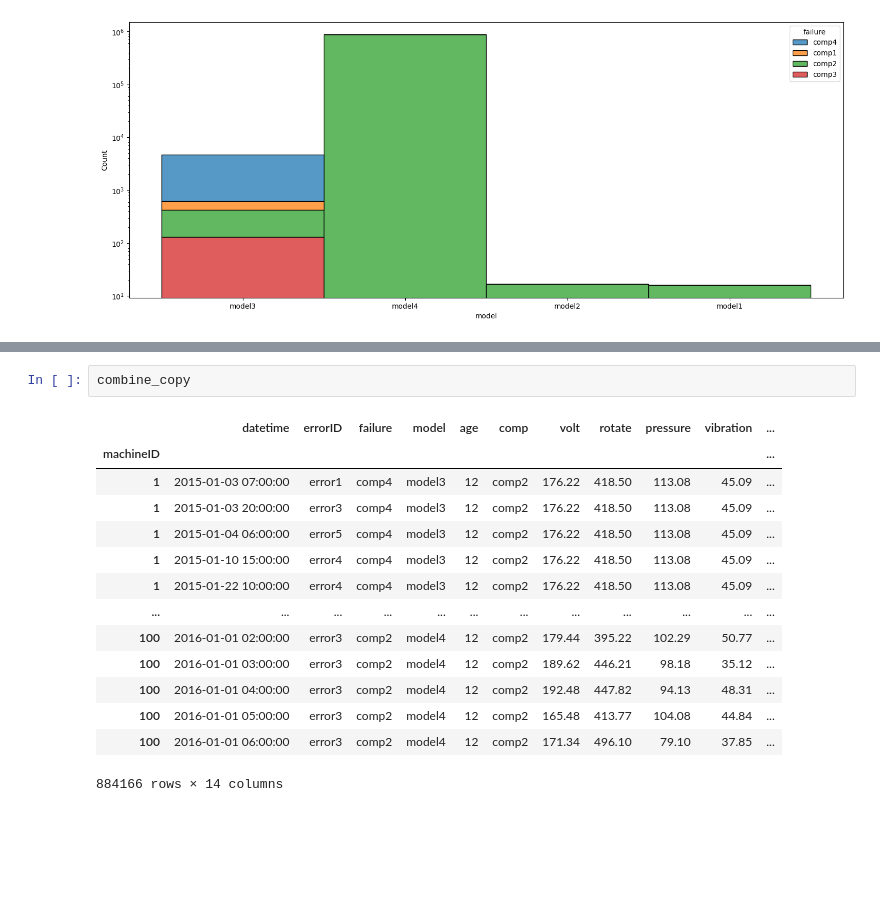
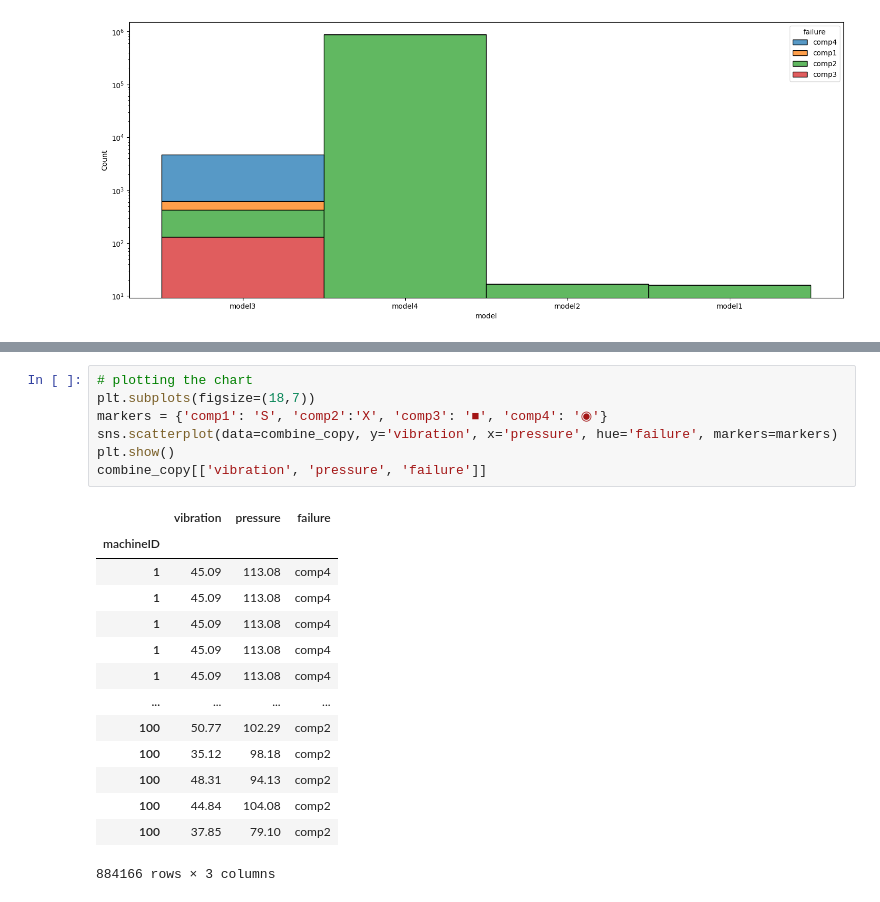
Before and after one commit to Brian342/RedBull_SensorSync, a Jupyter notebook: SensorSync.ipynb, the cells around one changed output, grey strips where cells are left out. Cells and saved outputs as stored; diff of their text form; blank space fills up the shorter version.

```diff
--- a/SensorSync.ipynb
+++ b/SensorSync.ipynb
@@ -468,17 +479,22 @@ plt.show()
 # %%
-combine_copy
+# plotting the chart
+plt.subplots(figsize=(18,7))
+markers = {'comp1': 'S', 'comp2':'X', 'comp3': '■', 'comp4': '◉'}
+sns.scatterplot(data=combine_copy, y='vibration', x='pressure', hue='failure', markers=markers)
+plt.show()
+combine_copy[['vibration', 'pressure', 'failure']]
 # %% [output]
-|  | datetime | errorID | failure | model | age | comp | volt | rotate | pressure | vibration | ... |
-| machineID |  |  |  |  |  |  |  |  |  |  | ... |
-| 1 | 2015-01-03 07:00:00 | error1 | comp4 | model3 | 12 | comp2 | 176.22 | 418.50 | 113.08 | 45.09 | ... |
-| 1 | 2015-01-03 20:00:00 | error3 | comp4 | model3 | 12 | comp2 | 176.22 | 418.50 | 113.08 | 45.09 | ... |
-| 1 | 2015-01-04 06:00:00 | error5 | comp4 | model3 | 12 | comp2 | 176.22 | 418.50 | 113.08 | 45.09 | ... |
-| 1 | 2015-01-10 15:00:00 | error4 | comp4 | model3 | 12 | comp2 | 176.22 | 418.50 | 113.08 | 45.09 | ... |
-| 1 | 2015-01-22 10:00:00 | error4 | comp4 | model3 | 12 | comp2 | 176.22 | 418.50 | 113.08 | 45.09 | ... |
-| ... | ... | ... | ... | ... | ... | ... | ... | ... | ... | ... | ... |
-| 100 | 2016-01-01 02:00:00 | error3 | comp2 | model4 | 12 | comp2 | 179.44 | 395.22 | 102.29 | 50.77 | ... |
-| 100 | 2016-01-01 03:00:00 | error3 | comp2 | model4 | 12 | comp2 | 189.62 | 446.21 | 98.18 | 35.12 | ... |
-| 100 | 2016-01-01 04:00:00 | error3 | comp2 | model4 | 12 | comp2 | 192.48 | 447.82 | 94.13 | 48.31 | ... |
-| 100 | 2016-01-01 05:00:00 | error3 | comp2 | model4 | 12 | comp2 | 165.48 | 413.77 | 104.08 | 44.84 | ... |
-| 100 | 2016-01-01 06:00:00 | error3 | comp2 | model4 | 12 | comp2 | 171.34 | 496.10 | 79.10 | 37.85 | ... |
+|  | vibration | pressure | failure |
+| machineID |  |  |  |
+| 1 | 45.09 | 113.08 | comp4 |
+| 1 | 45.09 | 113.08 | comp4 |
+| 1 | 45.09 | 113.08 | comp4 |
+| 1 | 45.09 | 113.08 | comp4 |
+| 1 | 45.09 | 113.08 | comp4 |
+| ... | ... | ... | ... |
+| 100 | 50.77 | 102.29 | comp2 |
+| 100 | 35.12 | 98.18 | comp2 |
+| 100 | 48.31 | 94.13 | comp2 |
+| 100 | 44.84 | 104.08 | comp2 |
+| 100 | 37.85 | 79.10 | comp2 |
-884166 rows × 14 columns
+884166 rows × 3 columns
```
Also changed, not shown: parts of 3 cells of this notebook.
